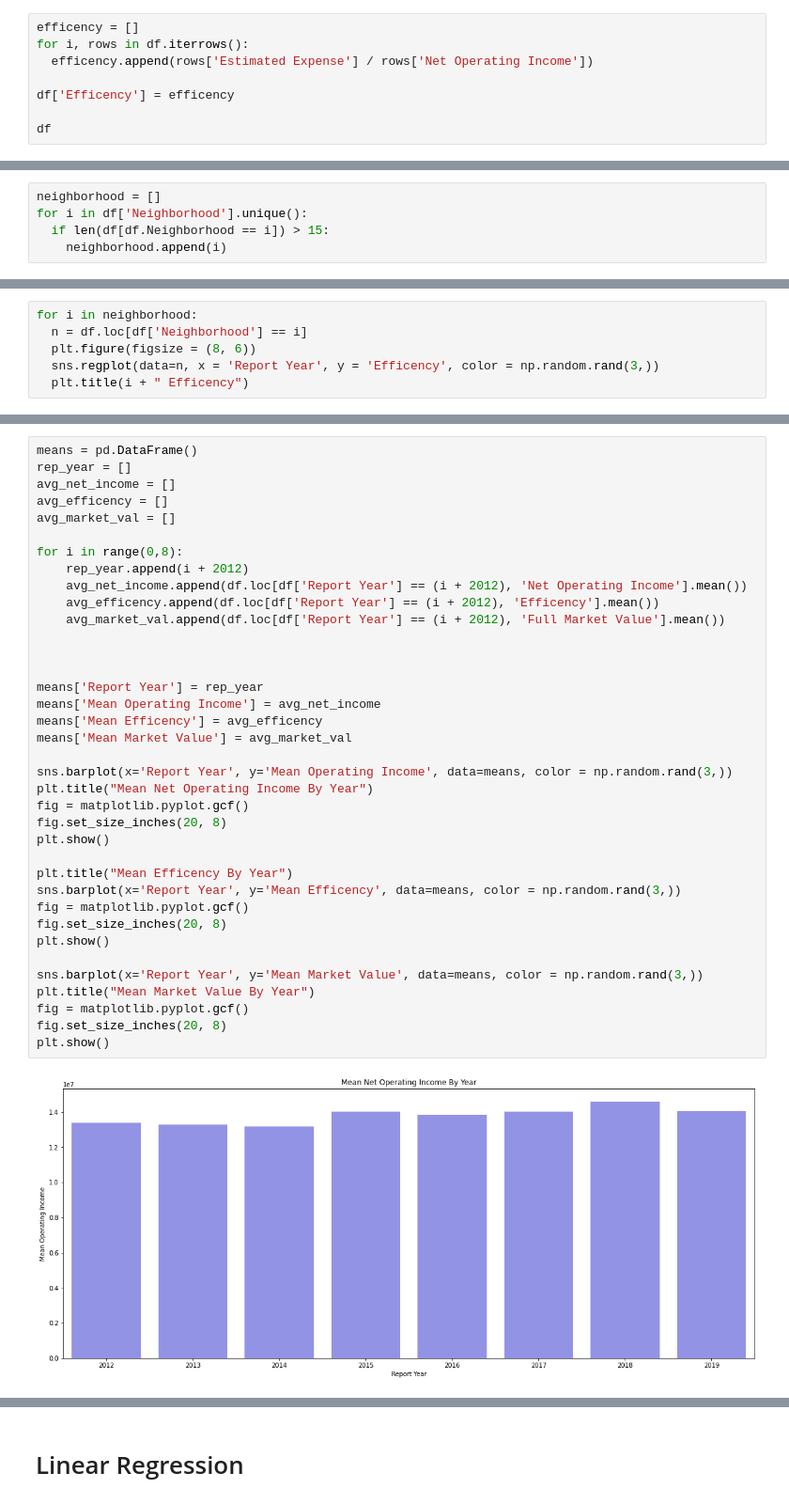
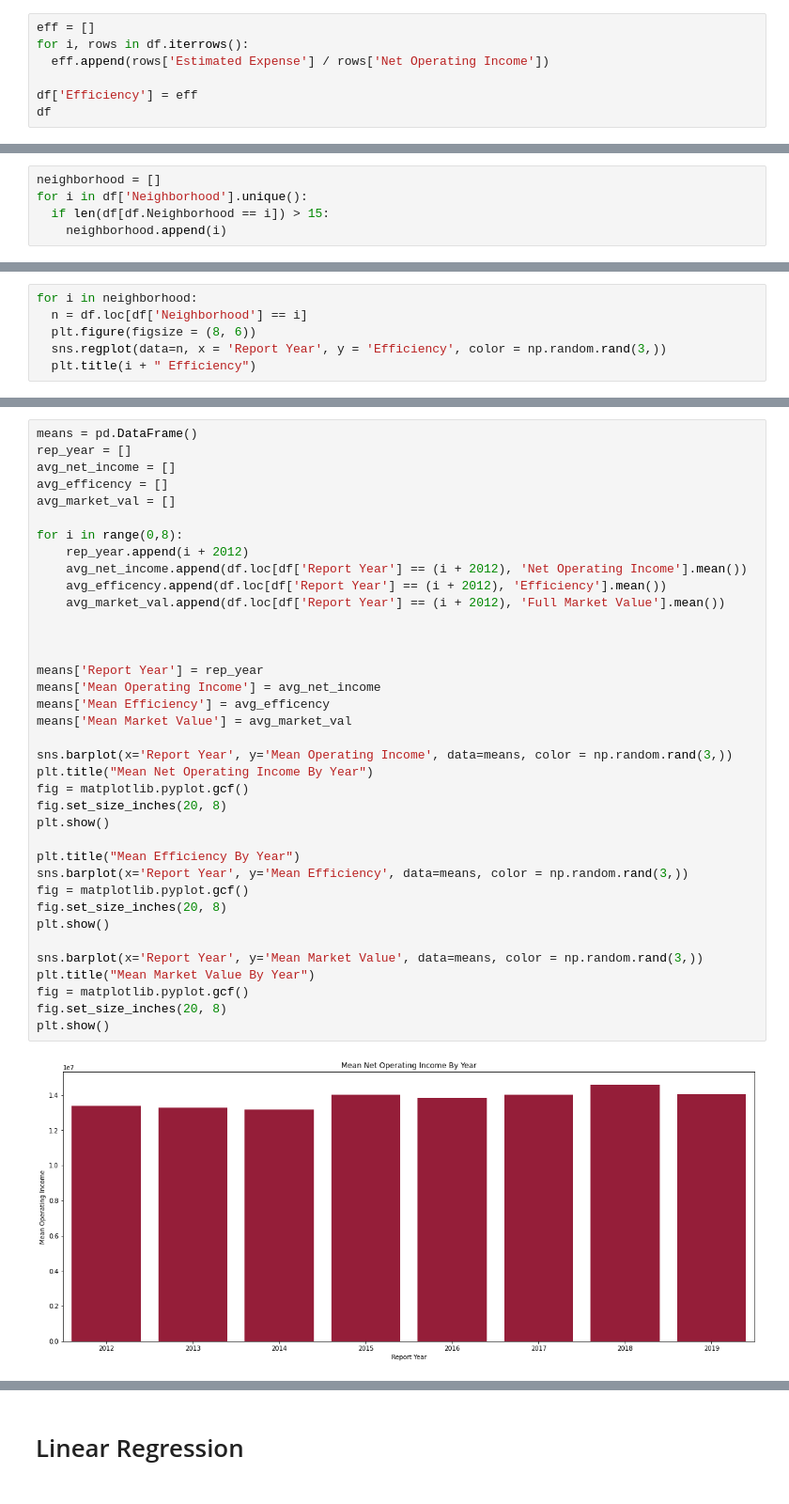
Before and after one commit to ethanewing1/nyc_condos, a Jupyter notebook: finalproject.ipynb, the cells around one changed output, grey strips where cells are left out. Shown at 94% size. Saved outputs shown, nothing was run; the diff lists cells and outputs as text.

```diff
--- a/finalproject.ipynb
+++ b/finalproject.ipynb
@@ -78,12 +52,11 @@ Since revenue is already calcutaed as Net Operating Income, we added this column
 # %% [markdown]
 # Plotting Data
 # %%
-efficency = []
+eff = []
 for i, rows in df.iterrows():
-  efficency.append(rows['Estimated Expense'] / rows['Net Operating Income'])
+  eff.append(rows['Estimated Expense'] / rows['Net Operating Income'])
 
-df['Efficency'] = efficency
-
+df['Efficiency'] = eff
 df
 # %% [output]
 |  | Boro-Block-Lot | Address | Neighborhood | Building Classification | Total Units | Year Built | Gross SqFt | ... |
@@ -125,6 +93,6 @@ plt.show
 for i in neighborhood:
   n = df.loc[df['Neighborhood'] == i]
   plt.figure(figsize = (8, 6))
-  sns.regplot(data=n, x = 'Report Year', y = 'Efficency', color = np.random.rand(3,))
-  plt.title(i + " Efficency")
+  sns.regplot(data=n, x = 'Report Year', y = 'Efficiency', color = np.random.rand(3,))
+  plt.title(i + " Efficiency")
 # %% [output]
@@ -148,35 +119,35 @@ avg_net_income = []
 avg_efficency = []
 avg_market_val = []
 
 for i in range(0,8):
     rep_year.append(i + 2012)
     avg_net_income.append(df.loc[df['Report Year'] == (i + 2012), 'Net Operating Income'].mean())
-    avg_efficency.append(df.loc[df['Report Year'] == (i + 2012), 'Efficency'].mean())
+    avg_efficency.append(df.loc[df['Report Year'] == (i + 2012), 'Efficiency'].mean())
     avg_market_val.append(df.loc[df['Report Year'] == (i + 2012), 'Full Market Value'].mean())
 
 
 
 means['Report Year'] = rep_year
 means['Mean Operating Income'] = avg_net_income
-means['Mean Efficency'] = avg_efficency
+means['Mean Efficiency'] = avg_efficency
 means['Mean Market Value'] = avg_market_val
 
 sns.barplot(x='Report Year', y='Mean Operating Income', data=means, color = np.random.rand(3,))
 plt.title("Mean Net Operating Income By Year")
 fig = matplotlib.pyplot.gcf()
 fig.set_size_inches(20, 8)
 plt.show()
 
-plt.title("Mean Efficency By Year")
-sns.barplot(x='Report Year', y='Mean Efficency', data=means, color = np.random.rand(3,))
+plt.title("Mean Efficiency By Year")
+sns.barplot(x='Report Year', y='Mean Efficiency', data=means, color = np.random.rand(3,))
 fig = matplotlib.pyplot.gcf()
 fig.set_size_inches(20, 8)
 plt.show()
 
 sns.barplot(x='Report Year', y='Mean Market Value', data=means, color = np.random.rand(3,))
 plt.title("Mean Market Value By Year")
 fig = matplotlib.pyplot.gcf()
 fig.set_size_inches(20, 8)
 plt.show()
 # %% [output]
-[figure, old version]
+[figure, new version]
```
Also changed, not shown: parts of 43 cells of this notebook.
